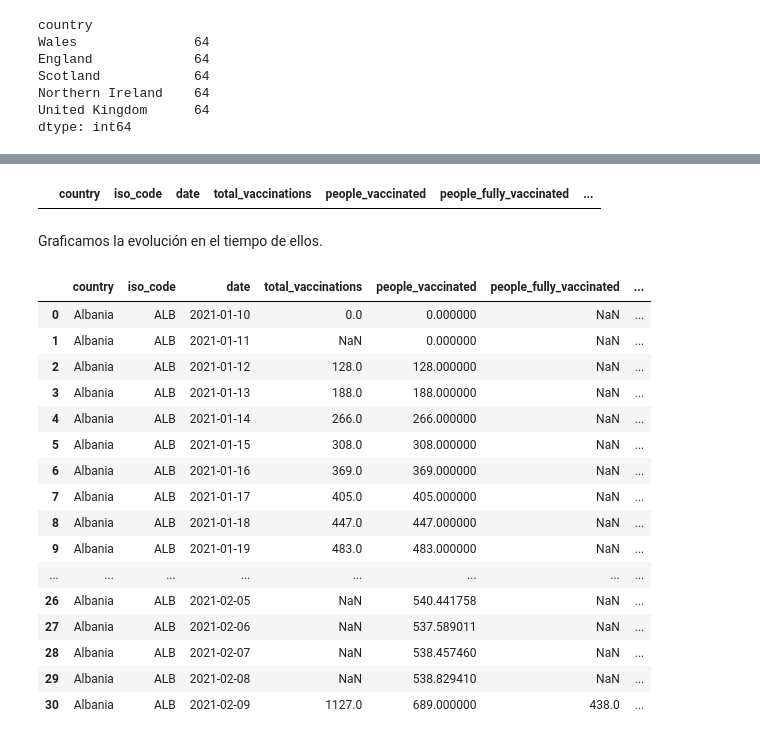
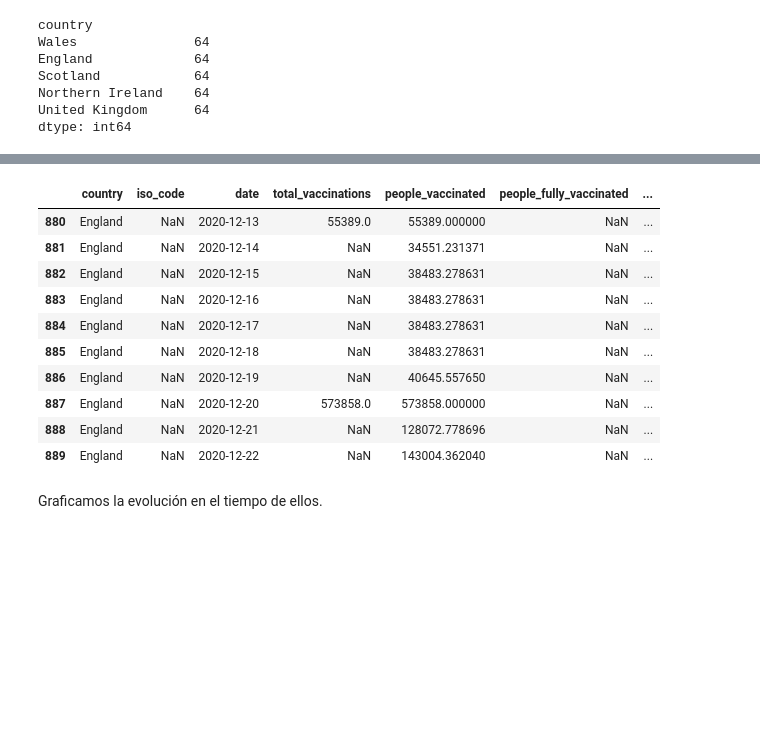
Before and after one commit to CeliaDiazSanchez/Data-Mining, a Jupyter notebook: LAB01_Ana.ipynb, the cells around one changed output, grey strips where cells are left out. Drawn from its saved outputs; the diff is of its cells as text; code cells hidden in the pictures; blank space fills up the shorter version.

```diff
--- a/LAB01_Ana.ipynb
+++ b/LAB01_Ana.ipynb
@@ -192,2 +233,15 @@ plt.show()
 # %%
-wales = df[df['country'] == 'Wales']
+England = df[df['country'] == 'England']
+England.head(10)
+# %% [output]
+|  | country | iso_code | date | total_vaccinations | people_vaccinated | people_fully_vaccinated | ... |
+| 880 | England | NaN | 2020-12-13 | 55389.0 | 55389.000000 | NaN | ... |
+| 881 | England | NaN | 2020-12-14 | NaN | 34551.231371 | NaN | ... |
+| 882 | England | NaN | 2020-12-15 | NaN | 38483.278631 | NaN | ... |
+| 883 | England | NaN | 2020-12-16 | NaN | 38483.278631 | NaN | ... |
+| 884 | England | NaN | 2020-12-17 | NaN | 38483.278631 | NaN | ... |
+| 885 | England | NaN | 2020-12-18 | NaN | 38483.278631 | NaN | ... |
+| 886 | England | NaN | 2020-12-19 | NaN | 40645.557650 | NaN | ... |
+| 887 | England | NaN | 2020-12-20 | 573858.0 | 573858.000000 | NaN | ... |
+| 888 | England | NaN | 2020-12-21 | NaN | 128072.778696 | NaN | ... |
+| 889 | England | NaN | 2020-12-22 | NaN | 143004.362040 | NaN | ... |
@@ -196,30 +248,5 @@ wales = ds[ds['country'] == 'Wales']
-# %%
-wales[wales['people_vaccinated'] == 0]
-# %% [output]
-|  | country | iso_code | date | total_vaccinations | people_vaccinated | people_fully_vaccinated | ... |
 # %% [markdown]
 Graficamos la evolución en el tiempo de ellos.
-# %%
-wales = df[df['country'] == 'Wales']
-wales
-# %% [output]
-|  | country | iso_code | date | total_vaccinations | people_vaccinated | people_fully_vaccinated | ... |
-| 0 | Albania | ALB | 2021-01-10 | 0.0 | 0.000000 | NaN | ... |
-| 1 | Albania | ALB | 2021-01-11 | NaN | 0.000000 | NaN | ... |
-| 2 | Albania | ALB | 2021-01-12 | 128.0 | 128.000000 | NaN | ... |
-| 3 | Albania | ALB | 2021-01-13 | 188.0 | 188.000000 | NaN | ... |
-| 4 | Albania | ALB | 2021-01-14 | 266.0 | 266.000000 | NaN | ... |
-| 5 | Albania | ALB | 2021-01-15 | 308.0 | 308.000000 | NaN | ... |
-| 6 | Albania | ALB | 2021-01-16 | 369.0 | 369.000000 | NaN | ... |
-| 7 | Albania | ALB | 2021-01-17 | 405.0 | 405.000000 | NaN | ... |
-| 8 | Albania | ALB | 2021-01-18 | 447.0 | 447.000000 | NaN | ... |
-| 9 | Albania | ALB | 2021-01-19 | 483.0 | 483.000000 | NaN | ... |
-| ... | ... | ... | ... | ... | ... | ... | ... |
-| 26 | Albania | ALB | 2021-02-05 | NaN | 540.441758 | NaN | ... |
-| 27 | Albania | ALB | 2021-02-06 | NaN | 537.589011 | NaN | ... |
-| 28 | Albania | ALB | 2021-02-07 | NaN | 538.457460 | NaN | ... |
-| 29 | Albania | ALB | 2021-02-08 | NaN | 538.829410 | NaN | ... |
-| 30 | Albania | ALB | 2021-02-09 | 1127.0 | 689.000000 | 438.0 | ... |
 # %%
 import matplotlib.pyplot as plt
 # Crear el gráfico de líneas
```
Also changed, not shown: parts of 13 cells of this notebook.
